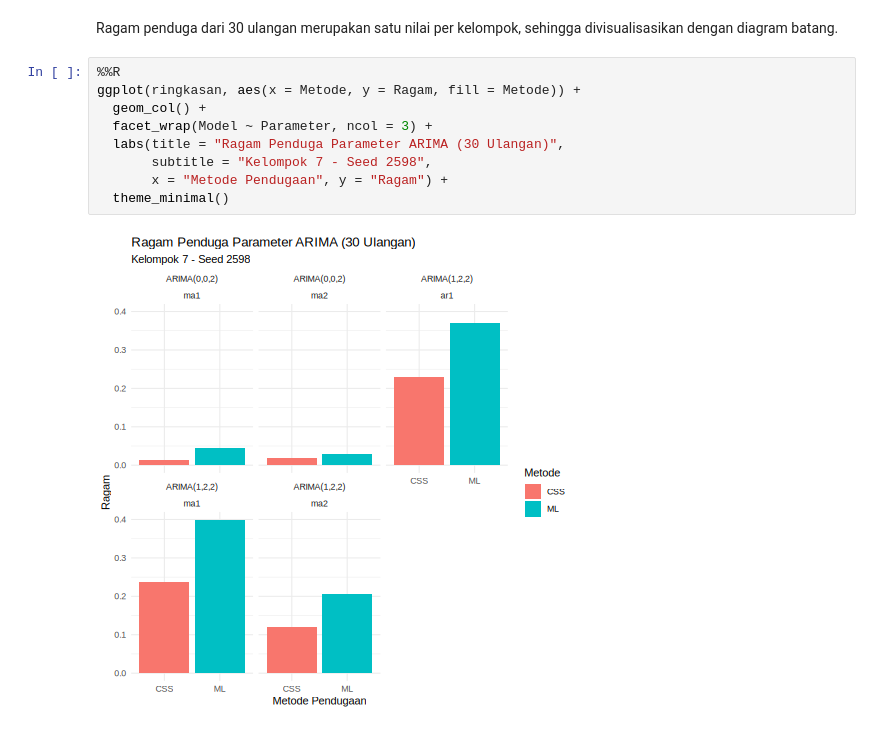
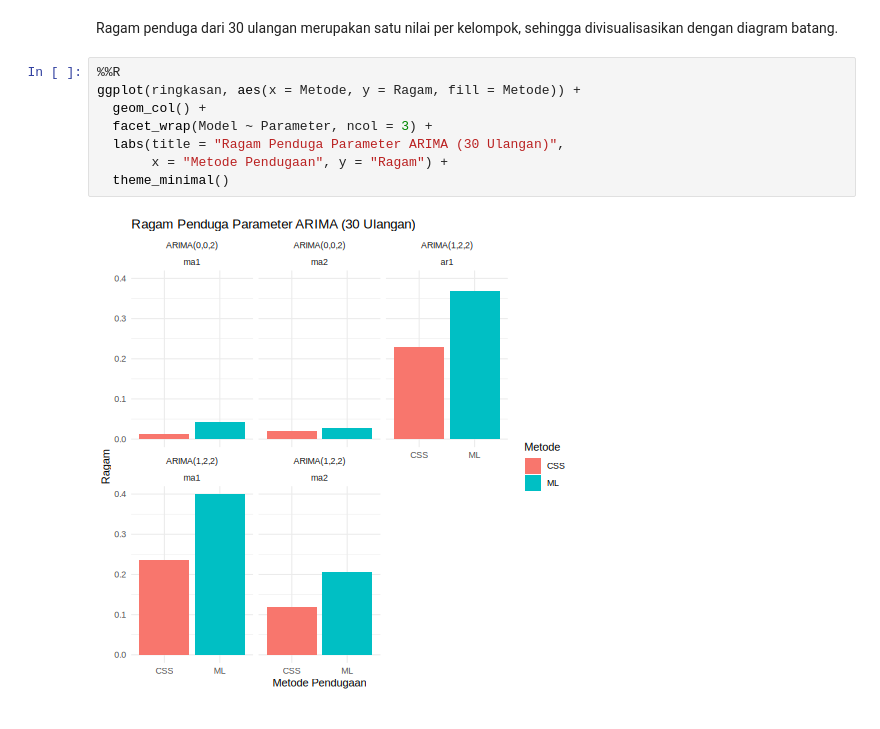
Before and after one commit to syifaymd/Pratikum-Analisis-Deret-Waktu, a Jupyter notebook: Tugas_Kelompok_7_Minggu_8.ipynb, the cells around one changed output. Cells and saved outputs as stored; diff of their text form.

```diff
--- a/Tugas_Kelompok_7_Minggu_8.ipynb
+++ b/Tugas_Kelompok_7_Minggu_8.ipynb
@@ -469,11 +475,10 @@ Ragam penduga dari 30 ulangan merupakan satu nilai per kelompok, sehingga divisu
 # %%
 %%R
 ggplot(ringkasan, aes(x = Metode, y = Ragam, fill = Metode)) +
   geom_col() +
   facet_wrap(Model ~ Parameter, ncol = 3) +
   labs(title = "Ragam Penduga Parameter ARIMA (30 Ulangan)",
-       subtitle = "Kelompok 7 - Seed 2598",
        x = "Metode Pendugaan", y = "Ragam") +
   theme_minimal()
 # %% [output]
-[figure, old version]
+[figure, new version]
```
Also changed, not shown: parts of 4 cells of this notebook.
